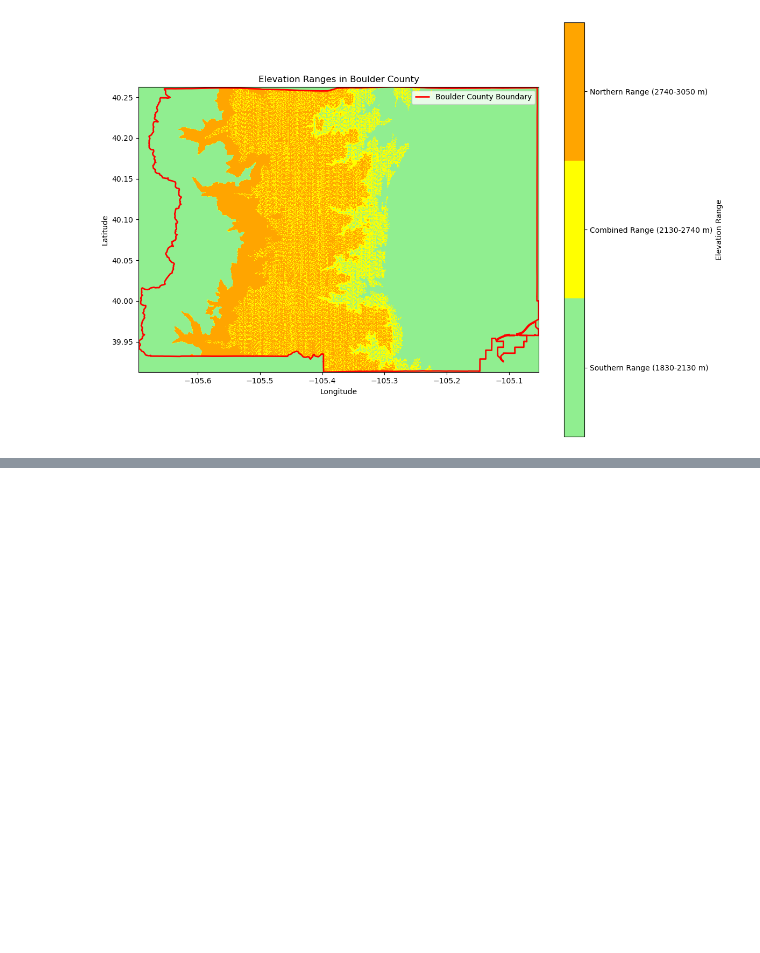
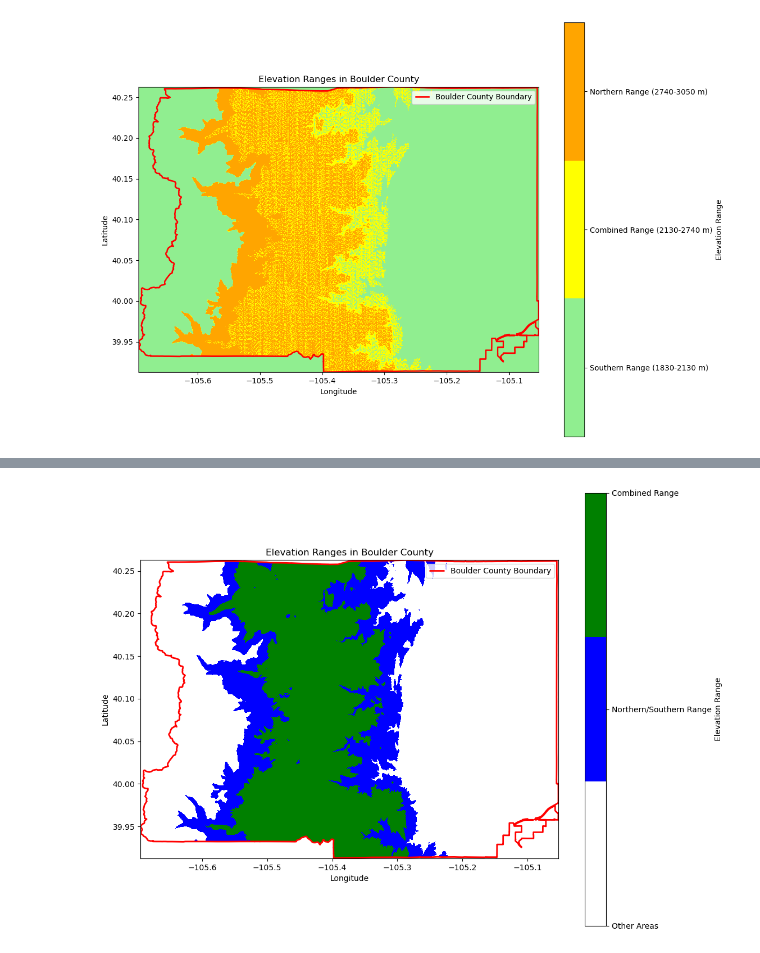
Before and after one commit to gpb3037/bluespruce, a Jupyter notebook: BoulderCountyDEM.ipynb, the cells around one changed output, grey strips where cells are left out. Cells and saved outputs as stored; diff of their text form; code cells hidden in the pictures; blank space fills up the shorter version.

```diff
--- a/BoulderCountyDEM.ipynb
+++ b/BoulderCountyDEM.ipynb
@@ -305,0 +423,99 @@ plt.show()
+# %%
+import rasterio
+import numpy as np
+import matplotlib.pyplot as plt
+import geopandas as gpd
+from rasterio.mask import mask
+from shapely.geometry import mapping
+from matplotlib.colors import ListedColormap
+
+# Load the Boulder County shapefile
+boulder_gdf = gpd.read_file("./boulder_county.shp")
+
+# Filepath to the DEM file (replace with your DEM source file path)
+dem_filepath = "./dem/SRTMGL1_NC.003_SRTMGL1_DEM_doy2000042_aid0001.tif"
+
+# Open the DEM file
+with rasterio.open(dem_filepath) as src:
+    # Reproject Boulder County boundary to the DEM CRS
+    dem_crs = src.crs  # CRS of the DEM
+    boulder_reproject_gdf = boulder_gdf.to_crs(dem_crs)
+
+    # Create a geometry mask for Boulder County
+    boulder_geometry = [mapping(boulder_reproject_gdf.unary_union)]
+
+    # Mask the DEM to only include data within Boulder County
+    dem_data, out_transform = mask(src, boulder_geometry, crop=True)
+    dem_data = dem_data[0]  # Extract the first band (assuming single-band data)
+    meta = src.meta.copy()
+    meta.update(
+        {
+            "driver": "GTiff",
+            "height": dem_data.shape[0],
+            "width": dem_data.shape[1],
+            "transform": out_transform,
+            "crs": dem_crs,  # Keep the same CRS (UTM 13N)
+        }
+    )
+
+# Replace no-data values (if any) with NaN
+nodata_value = meta.get("nodata", None)
+if nodata_value is not None:
+    dem_data = np.where(dem_data == nodata_value, np.nan, dem_data)
+
+# Define elevation ranges
+southern_range = (1830, 2130)  # Southern Range (6000-7000 ft)
+combined_range = (2130, 2740)  # Combined Range (7000-9000 ft)
+northern_range = (2740, 3050)  # Northern Range (9000-10000 ft)
+
+# Create a mask for each range
+southern_mask = (dem_data >= southern_range[0]) & (dem_data < southern_range[1])
+combined_mask = (dem_data >= combined_range[0]) & (dem_data < combined_range[1])
+northern_mask = (dem_data >= northern_range[0]) & (dem_data < northern_range[1])
+
+# Create a new array for highlighting with values 1, 0.5, and 0
+highlighted_dem = np.zeros_like(dem_data)  # Initialize with value 0
+highlighted_dem[combined_mask] = 1  # Combined Range -> value 1
+highlighted_dem[southern_mask | northern_mask] = 0.5  # Southern or Northern Range -> value 0.5
+
+# Output the resulting GeoTIFF in UTM 13N
+output_filepath = "highlighted_elevation_ranges_utm13n.tif"
+
+with rasterio.open(output_filepath, "w", **meta) as dst:
+    dst.write(highlighted_dem, 1)  # Write the array to the first band
+
+print(f"Output GeoTIFF saved as: {output_filepath}")
+
+# Optionally, plot the output
+fig, ax = plt.subplots(figsize=(12, 10))
+
+# Define a custom colormap: green for value 1, blue for value 0.5, and white for value 0
+colors = ["white", "blue", "green"]
+custom_cmap = ListedColormap(colors)
+
+# Plot the highlighted DEM ranges
+highlight_img = ax.imshow(
+    highlighted_dem,
+    cmap=custom_cmap,
+    extent=(
+        out_transform[2],
+        out_transform[2] + out_transform[0] * dem_data.shape[1],
+        out_transform[5] + out_transform[4] * dem_data.shape[0],
+        out_transform[5],
+    ),
+    origin="upper",
+)
+
+# Plot Boulder County boundary
+boulder_reproject_gdf.boundary.plot(ax=ax, edgecolor="red", linewidth=2, label="Boulder County Boundary")
+
+# Add labels, colorbar, and legend
+cbar = plt.colorbar(highlight_img, ax=ax, ticks=[0, 0.5, 1])
+cbar.ax.set_yticklabels(["Other Areas", "Northern/Southern Range", "Combined Range"])
+cbar.set_label("Elevation Range")
+ax.legend()
+plt.title("Elevation Ranges in Boulder County")
+plt.xlabel("Longitude")
+plt.ylabel("Latitude")
+plt.show()
+# %% [output]
@@ -305,0 +523 @@ plt.show()
+[figure, added]
```
Also changed, not shown: parts of 7 cells of this notebook, 5 other files.
